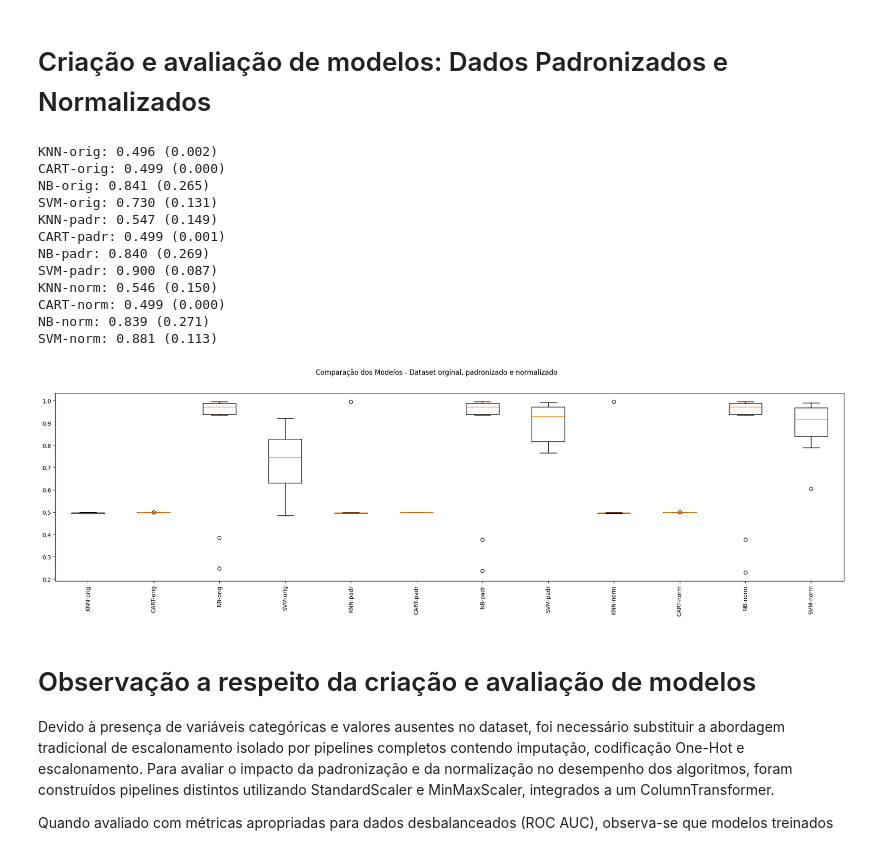
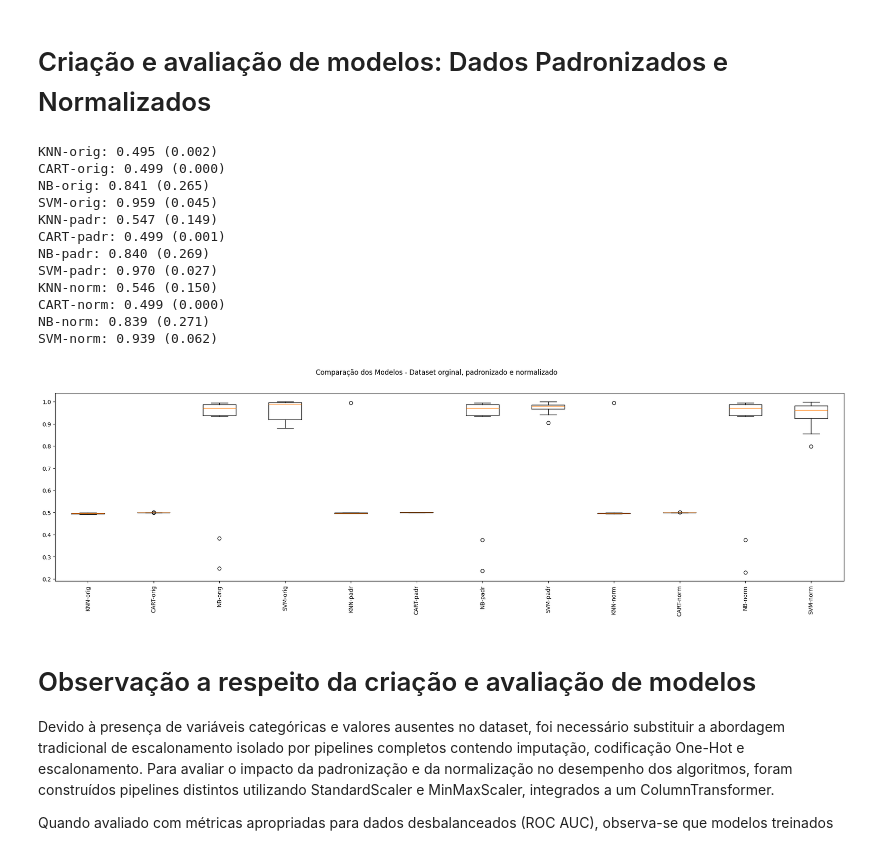
Before and after one commit to sergio-mpm/api-fullstack-compra-inteligente, a Jupyter notebook: MVP_ModeloPreditivo_SGMPM.ipynb, the cells around one changed output. Cells and saved outputs as stored; diff of their text form; code cells hidden in the pictures.

```diff
--- a/MVP_ModeloPreditivo_SGMPM.ipynb
+++ b/MVP_ModeloPreditivo_SGMPM.ipynb
@@ -252,7 +297,7 @@ preprocessor = ColumnTransformer(
 )
 pipeline_svm = Pipeline(steps=[
     ("preprocessor", preprocessor),
-    ("model", SVC(probability=True, random_state=seed))
+    ("model", SVC(probability=True, random_state=seed, class_weight='balanced'))
 ])
 pipeline_knn = Pipeline(steps=[
     ("preprocessor", preprocessor),
@@ -411,7 +456,7 @@ pipelines.append((
     "SVM-orig",
     Pipeline([
         ("preprocessor", preprocessor_original),
-        ("model", SVC(probability=True, random_state=seed))
+        ("model", SVC(probability=True, random_state=seed, class_weight='balanced'))
     ])
 ))
 
@@ -443,7 +488,7 @@ pipelines.append((
     "SVM-padr",
     Pipeline([
         ("preprocessor", preprocessor_standard),
-        ("model", SVC(probability=True, random_state=seed))
+        ("model", SVC(probability=True, random_state=seed, class_weight='balanced'))
     ])
 ))
 
@@ -475,40 +520,40 @@ pipelines.append((
     "SVM-norm",
     Pipeline([
         ("preprocessor", preprocessor_minmax),
-        ("model", SVC(probability=True, random_state=seed))
+        ("model", SVC(probability=True, random_state=seed, class_weight='balanced'))
     ])
 ))
 for name, model in pipelines:
     cv_results = cross_val_score(model,
                                  X_train,
                                  Y_train,
                                  cv=kfold,
                                  scoring=scoring)
     results.append(cv_results)
     names.append(name)
     msg = f"{name}: {cv_results.mean():.3f} ({cv_results.std():.3f})" # formatando para 3 casas decimais
     print(msg)
 
 fig = plt.figure(figsize=(25,6))
 fig.suptitle('Comparação dos Modelos - Dataset orginal, padronizado e normalizado')
 ax = fig.add_subplot(111)
 plt.boxplot(results)
 ax.set_xticklabels(names, rotation=90)
 plt.show()
 # %% [output]
-KNN-orig: 0.496 (0.002)
+KNN-orig: 0.495 (0.002)
 CART-orig: 0.499 (0.000)
 NB-orig: 0.841 (0.265)
-SVM-orig: 0.730 (0.131)
+SVM-orig: 0.959 (0.045)
 KNN-padr: 0.547 (0.149)
 CART-padr: 0.499 (0.001)
 NB-padr: 0.840 (0.269)
-SVM-padr: 0.900 (0.087)
+SVM-padr: 0.970 (0.027)
 KNN-norm: 0.546 (0.150)
 CART-norm: 0.499 (0.000)
 NB-norm: 0.839 (0.271)
-SVM-norm: 0.881 (0.113)
+SVM-norm: 0.939 (0.062)
-[figure, old version]
+[figure, new version]
 # %% [markdown]
 # Observação a respeito da criação e avaliação de modelos
 
```
Also changed, not shown: parts of 16 cells of this notebook, 1 other file.
